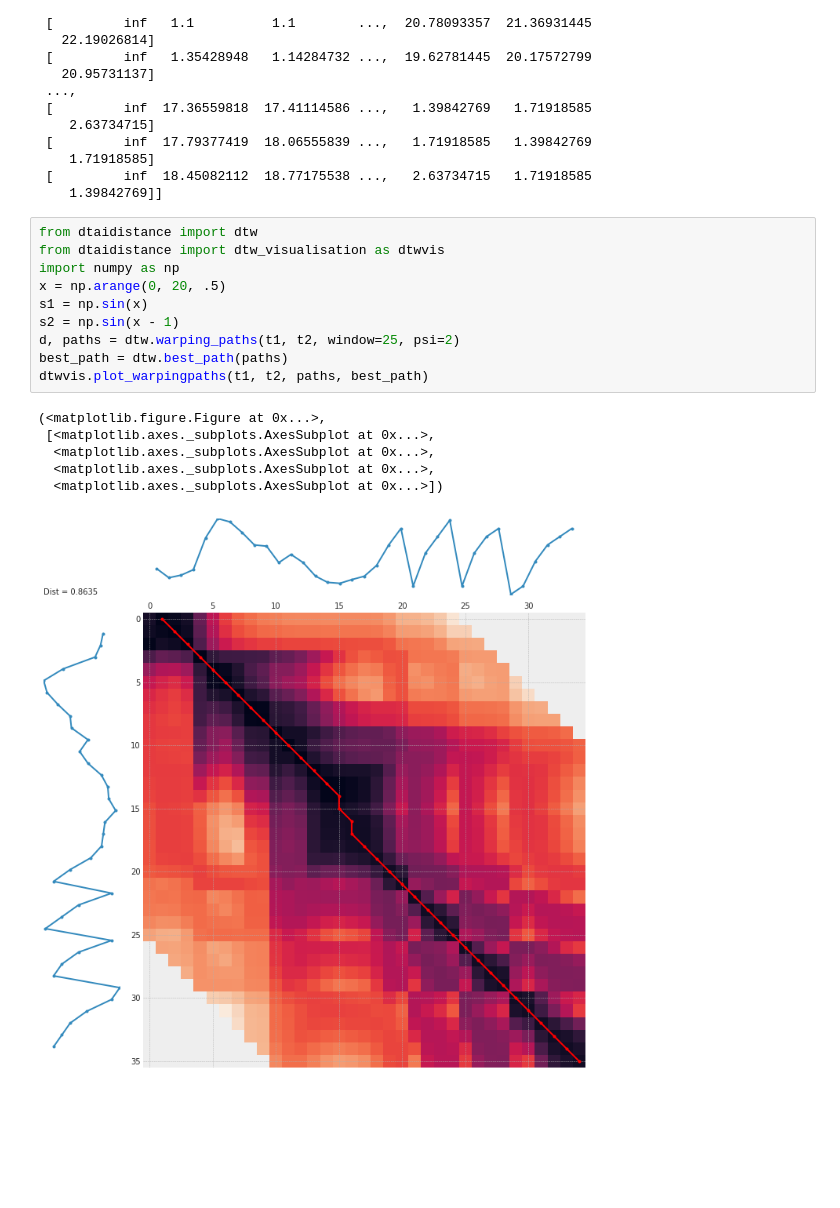
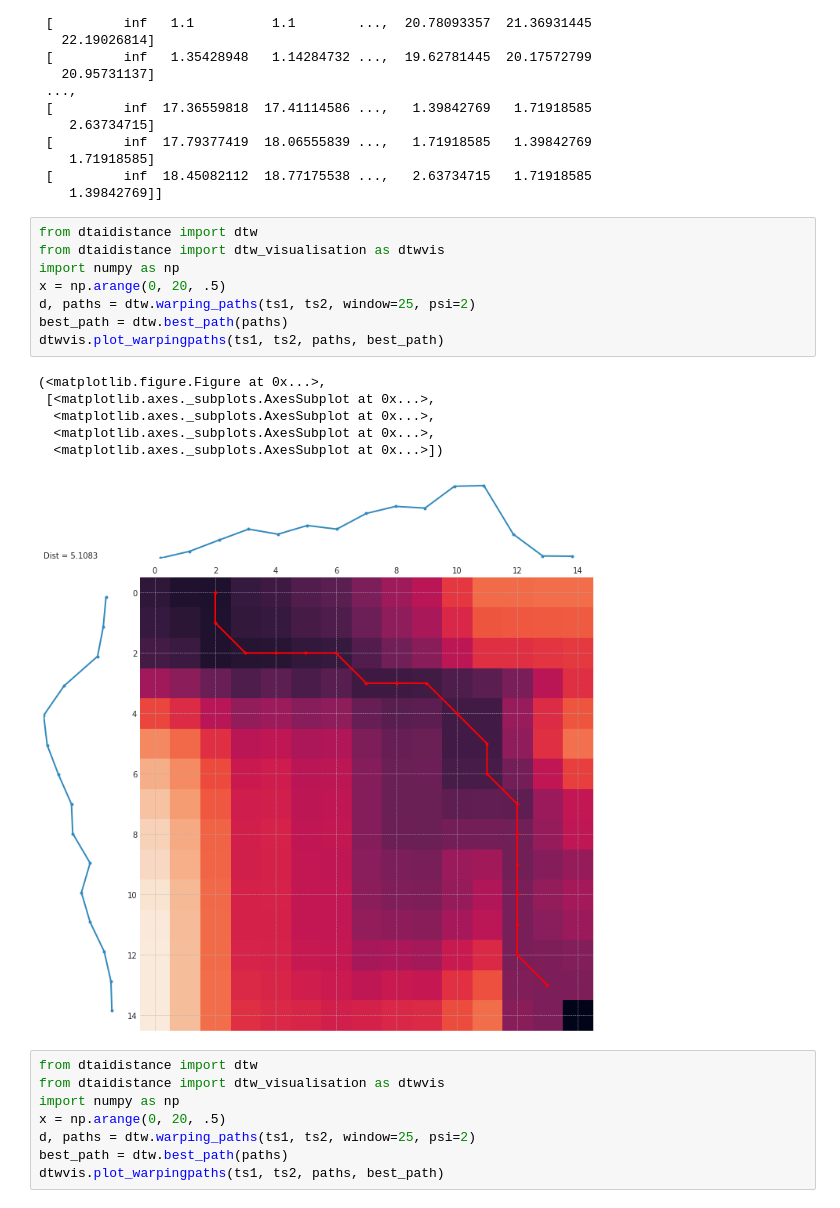
Before and after one commit to ABV-Hub/ShapeDTW-experiments, a Jupyter notebook: DTW.ipynb, the cells around one changed output. Cells and saved outputs as stored; diff of their text form; blank space fills up the shorter version.

```diff
--- a/DTW.ipynb
+++ b/DTW.ipynb
@@ -327,17 +327,23 @@ print(paths)
 # %%
 from dtaidistance import dtw
 from dtaidistance import dtw_visualisation as dtwvis
 import numpy as np
 x = np.arange(0, 20, .5)
-s1 = np.sin(x)
-s2 = np.sin(x - 1)
-d, paths = dtw.warping_paths(t1, t2, window=25, psi=2)
+d, paths = dtw.warping_paths(ts1, ts2, window=25, psi=2)
 best_path = dtw.best_path(paths)
-dtwvis.plot_warpingpaths(t1, t2, paths, best_path)
+dtwvis.plot_warpingpaths(ts1, ts2, paths, best_path)
 # %% [output]
 (<matplotlib.figure.Figure at 0x...>,
  [<matplotlib.axes._subplots.AxesSubplot at 0x...>,
   <matplotlib.axes._subplots.AxesSubplot at 0x...>,
   <matplotlib.axes._subplots.AxesSubplot at 0x...>,
   <matplotlib.axes._subplots.AxesSubplot at 0x...>])
-[figure, old version]
+[figure, new version]
+# %%
+from dtaidistance import dtw
+from dtaidistance import dtw_visualisation as dtwvis
+import numpy as np
+x = np.arange(0, 20, .5)
+d, paths = dtw.warping_paths(ts1, ts2, window=25, psi=2)
+best_path = dtw.best_path(paths)
+dtwvis.plot_warpingpaths(ts1, ts2, paths, best_path)
```
Also changed, not shown: parts of 1 cell of this notebook.
